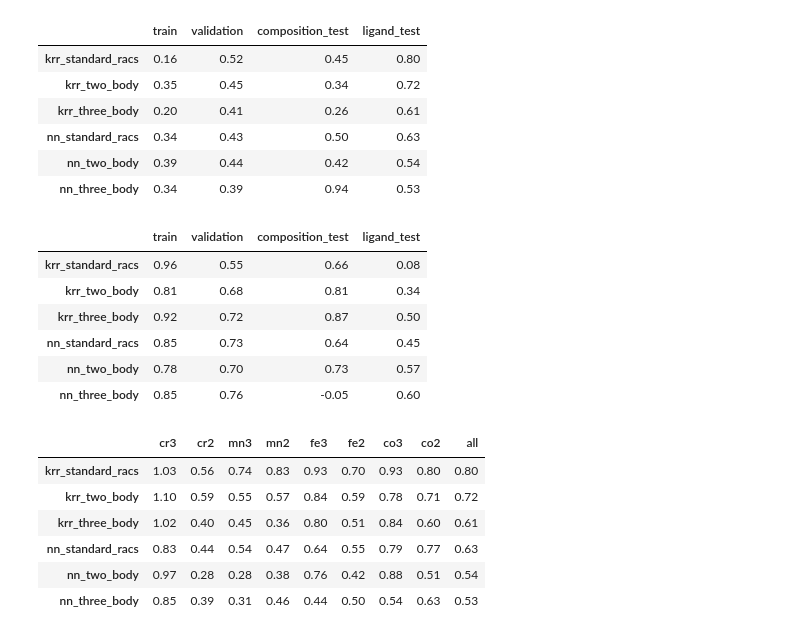
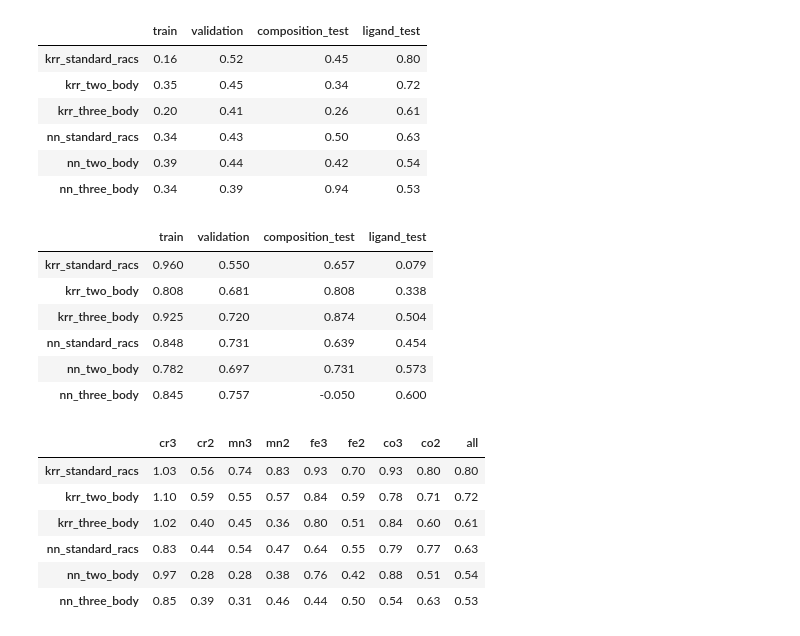
Before and after one commit to hjkgrp/many_body_ml, a Jupyter notebook: scripts_and_notebooks/scoring/model_scores_orbitals.ipynb, the cells around one changed output. Saved outputs shown, nothing was run; the diff lists cells and outputs as text; code cells hidden in the pictures.

```diff
--- a/scripts_and_notebooks/scoring/model_scores_orbitals.ipynb
+++ b/scripts_and_notebooks/scoring/model_scores_orbitals.ipynb
@@ -265,15 +503,15 @@ evaluate_metric(mean_absolute_error, transformation=gap_both).round(2)
 | nn_two_body | 0.39 | 0.44 | 0.42 | 0.54 |
 | nn_three_body | 0.34 | 0.39 | 0.94 | 0.53 |
 # %%
-evaluate_metric(r2_score, transformation=gap_both).round(2)
+evaluate_metric(r2_score, transformation=gap_both).round(3)
 # %% [output]
 |  | train | validation | composition_test | ligand_test |
-| krr_standard_racs | 0.96 | 0.55 | 0.66 | 0.08 |
-| krr_two_body | 0.81 | 0.68 | 0.81 | 0.34 |
-| krr_three_body | 0.92 | 0.72 | 0.87 | 0.50 |
-| nn_standard_racs | 0.85 | 0.73 | 0.64 | 0.45 |
-| nn_two_body | 0.78 | 0.70 | 0.73 | 0.57 |
-| nn_three_body | 0.85 | 0.76 | -0.05 | 0.60 |
+| krr_standard_racs | 0.960 | 0.550 | 0.657 | 0.079 |
+| krr_two_body | 0.808 | 0.681 | 0.808 | 0.338 |
+| krr_three_body | 0.925 | 0.720 | 0.874 | 0.504 |
+| nn_standard_racs | 0.848 | 0.731 | 0.639 | 0.454 |
+| nn_two_body | 0.782 | 0.697 | 0.731 | 0.573 |
+| nn_three_body | 0.845 | 0.757 | -0.050 | 0.600 |
 # %%
 metal_dependence("ligand_test", mean_absolute_error, transformation=gap_both).round(2)
 # %% [output]
```
Also changed, not shown: parts of 23 cells of this notebook.
